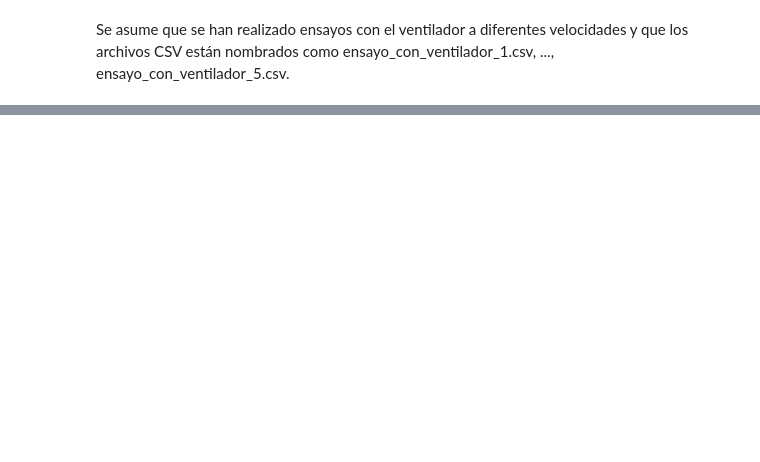
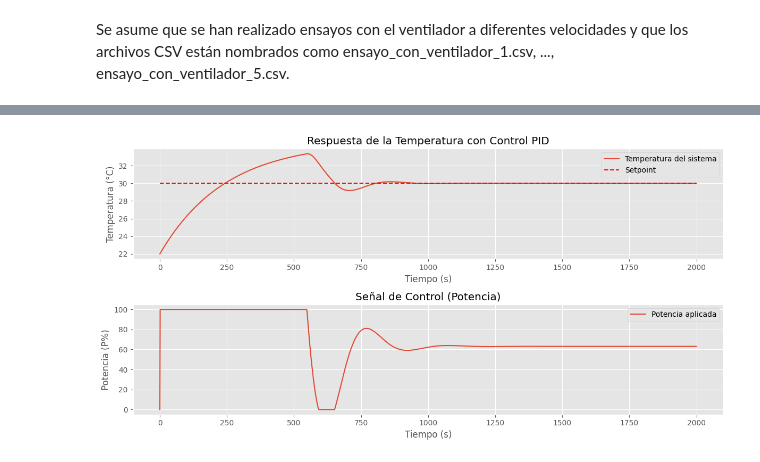
Before and after one commit to MaximilianoAntonio/incubator-prototype, a Jupyter notebook: Incbadora ino/vizualizador csv.ipynb, the cells around one changed output, grey strips where cells are left out. Cells and saved outputs as stored; diff of their text form; code cells hidden in the pictures; blank space fills up the shorter version.

```diff
--- a/Incbadora ino/vizualizador csv.ipynb
+++ b/Incbadora ino/vizualizador csv.ipynb
@@ -234,3 +288,86 @@ plt.show()
+# %%
+# Parámetros del sistema
+K = 0.1268  # Ganancia estática (°C/P%)
+tau = 243.54  # Constante de tiempo (s)
+
+# Parámetros del controlador PID
+Kp = 30.0
+Ki = 1.0
+Kd = 0.0
+
+# Configuración de la simulación
+dt = 1.0  # Paso de tiempo (s)
+t_final = 2000  # Tiempo total de simulación (s)
+n_steps = int(t_final / dt)
+t = np.linspace(0, t_final, n_steps)
+
+# Variables de estado
+T = np.zeros(n_steps)  # Temperatura del sistema
+P = np.zeros(n_steps)  # Potencia aplicada (%)
+
+# Variables del controlador
+e_prev = 0.0  # Error previo
+integral = 0.0  # Integral del error
+
+# Setpoint
+T_setpoint = 30.0  # Temperatura deseada (°C)
+
+# Temperatura ambiente inicial
+T_ambiente = 22.0  # (°C)
+T[0] = T_ambiente
+
+for i in range(1, n_steps):
+    # Cálculo del error
+    e = T_setpoint - T[i-1]
+
+    # Integral del error
+    integral += e * dt
+
+    # Derivada del error
+    derivative = (e - e_prev) / dt
+
+    # Control PID
+    u = Kp * e + Ki * integral + Kd * derivative
+
+    # Saturación del control
+    if u > 100.0:  # Potencia máxima
+        u = 100.0
+    elif u < 0.0:
+        u = 0.0
+
+    P[i] = u  # Potencia aplicada en %
+
+    # Actualización del sistema (modelo de primer orden)
+    dT = (-(T[i-1] - T_ambiente) + K * P[i]) * (dt / tau)
+    T[i] = T[i-1] + dT
+
+    # Actualización del error previo
+    e_prev = e
+
+# Gráficas de los resultados
+plt.figure(figsize=(12, 6))
+
+plt.subplot(2, 1, 1)
+plt.plot(t, T, label='Temperatura del sistema')
+plt.plot(t, T_setpoint * np.ones_like(t), 'r--', label='Setpoint')
+plt.xlabel('Tiempo (s)')
+plt.ylabel('Temperatura (°C)')
+plt.title('Respuesta de la Temperatura con Control PID')
+plt.legend()
+plt.grid(True)
+
+plt.subplot(2, 1, 2)
+plt.plot(t, P, label='Potencia aplicada')
+plt.xlabel('Tiempo (s)')
+plt.ylabel('Potencia (P%)')
+plt.title('Señal de Control (Potencia)')
+plt.legend()
+plt.grid(True)
+
+plt.tight_layout()
+plt.show()
+# %% [output]
+[figure, added]
 # %%
 
 # Leer los archivos CSV de los ensayos con ventilador
```
Also changed, not shown: parts of 9 cells of this notebook, 12 other files.
